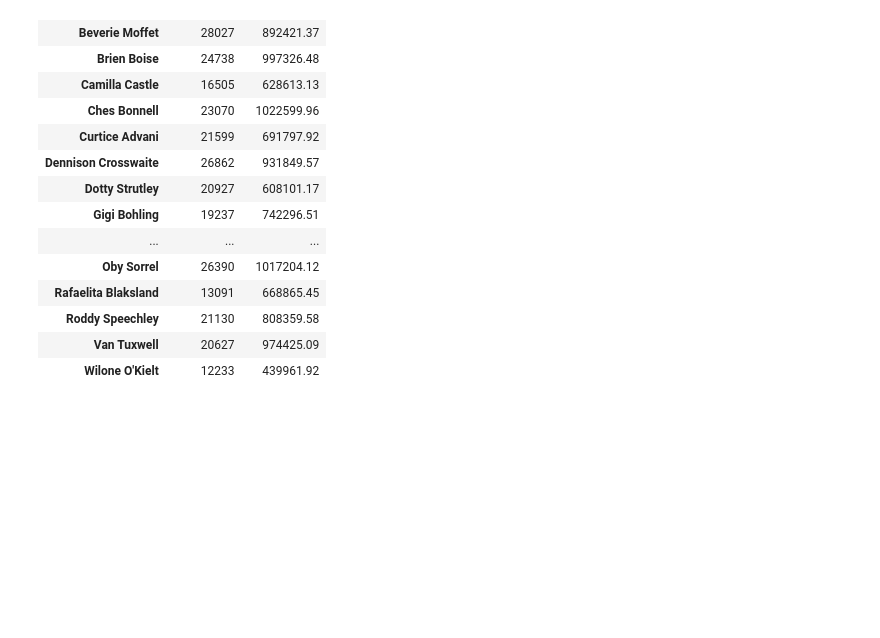
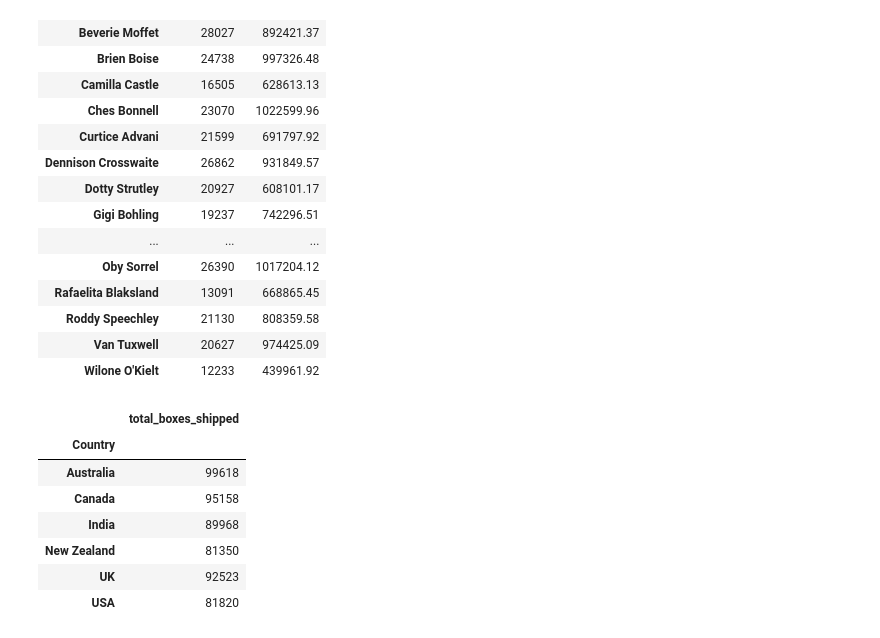
Before and after one commit to RealElvince/chocolate-sales-analysis, a Jupyter notebook: notebooks/chocolate_sales.ipynb, the cells around one changed output. Cells and saved outputs as stored; diff of their text form; code cells hidden in the pictures; blank space fills up the shorter version.

Commit message:
boxes shipped per country

```diff
--- a/notebooks/chocolate_sales.ipynb
+++ b/notebooks/chocolate_sales.ipynb
@@ -277,0 +280,15 @@ sales_person
+# %%
+country_boxes_shipped = pd.DataFrame(choco.groupby("Country").agg(
+    total_boxes_shipped = ('Boxes Shipped','sum')
+))
+# %%
+country_boxes_shipped
+# %% [output]
+|  | total_boxes_shipped |
+| Country |  |
+| Australia | 99618 |
+| Canada | 95158 |
+| India | 89968 |
+| New Zealand | 81350 |
+| UK | 92523 |
+| USA | 81820 |
```
Also changed, not shown: parts of 2 cells of this notebook, 1 other file.
